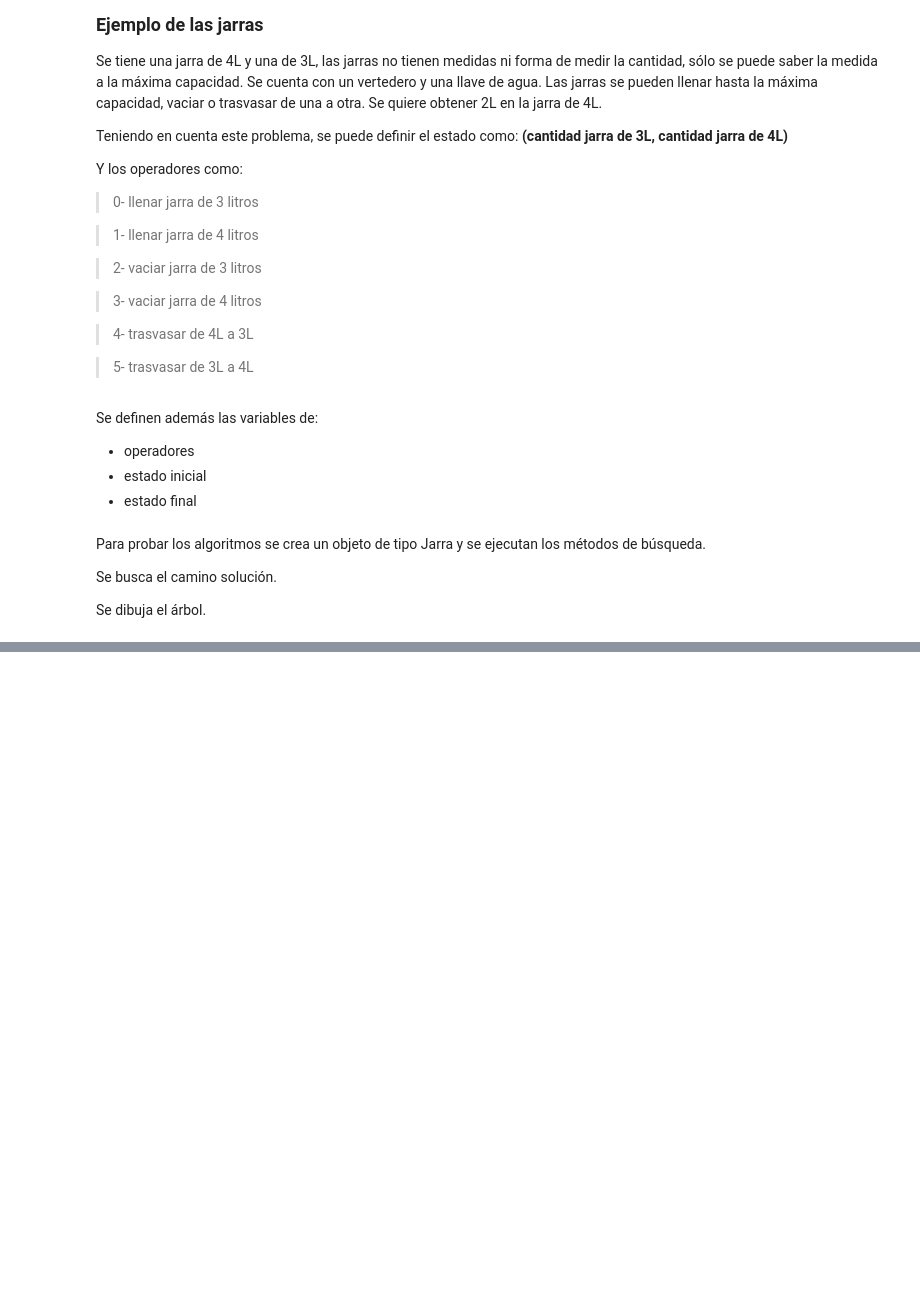
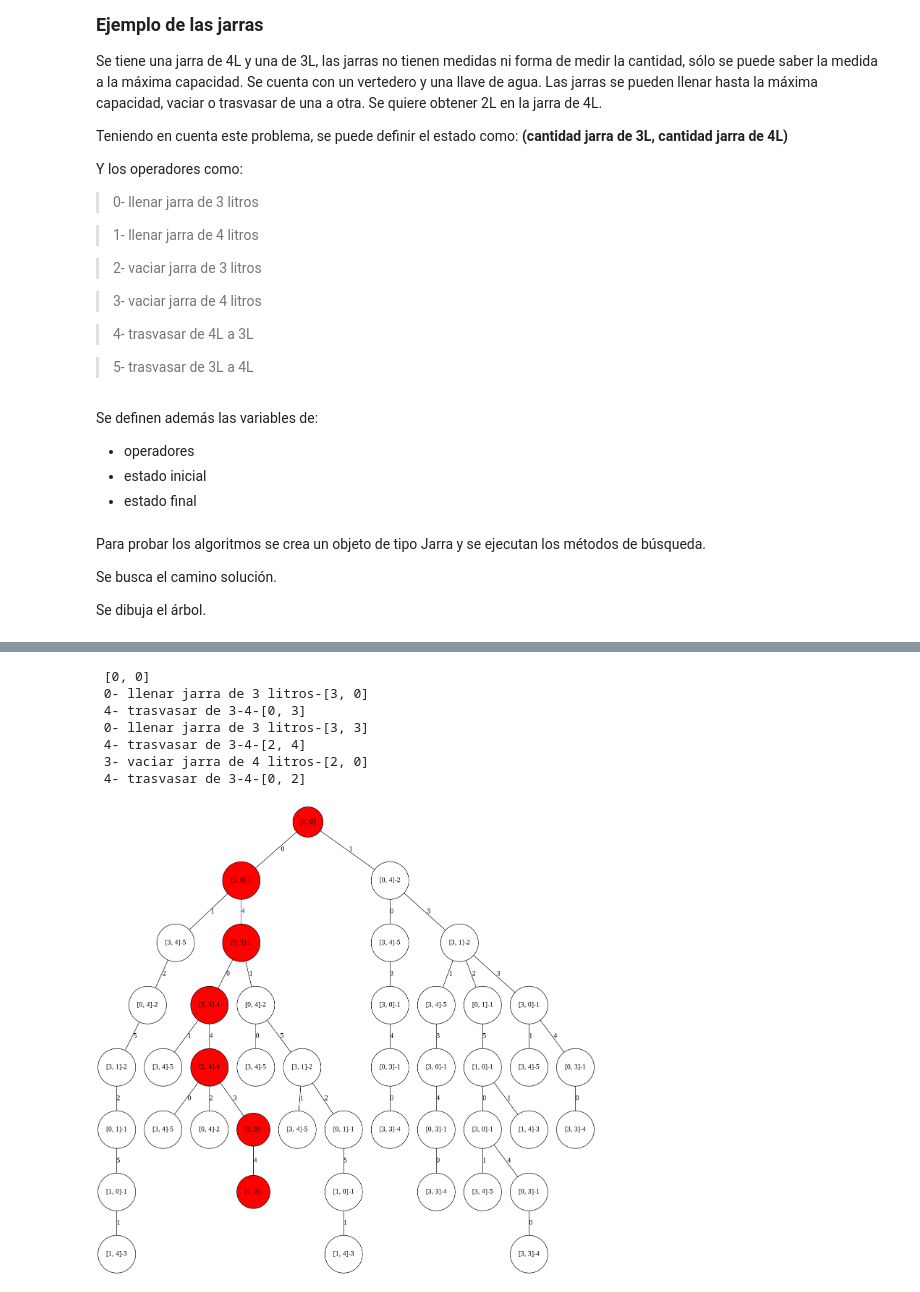
Before and after one commit to ibonetc/Inteligencia_Artificial, a Jupyter notebook: AI_Search.ipynb, the cells around one changed output, grey strips where cells are left out. Cells and saved outputs as stored; diff of their text form; code cells hidden in the pictures; blank space fills up the shorter version.

```diff
--- a/AI_Search.ipynb
+++ b/AI_Search.ipynb
@@ -139,17 +168,17 @@ def bestFirst(root, startState, endState):
 # %%
 def aAster(root, startState, endState):
     pq=queue.PriorityQueue()
-    pq.put((root.f(), root))
+    pq.put((root.f(),root))
     while not pq.empty():
       node=pq.get()[1]
       children=node.getchildrens()
       for i,child in enumerate(children):
         if child is not None:
-          #newChild=type(node)(value=str(i), state=child, operator=i, parent=node, operators=node.operators)
-          newChild=node.add_child(value=str(i), state=child, operator=i)
-          pq.put(newChild.f(),newChild)
+          newChild=node.add_child(value=node.value+'-'+str(i),
+                                  state=child, operator=i)
+          pq.put((newChild.f(),newChild))
           if endState==child:
-            return newChild
+            return (root, newChild)
 # %% [markdown]
 ## Función para dibujar el árbol de búsqueda con el camino solución
 # %%
@@ -325,0 +352,17 @@ display(tree_image)
+# %%
+jarra=Jarra(value="inicio",state=initState,operators=operators)
+(tree, objective)=aAster(jarra,initState,endState)
+path=objective.pathObjective()
+objective.printPath()
+graph=draw(tree, path)
+tree_image = Image(graph.create_png(), width=500, height=600)
+display(tree_image)
+# %% [output]
+ [0, 0]
+ 0- llenar jarra de 3 litros-[3, 0]
+ 4- trasvasar de 3-4-[0, 3]
+ 0- llenar jarra de 3 litros-[3, 3]
+ 4- trasvasar de 3-4-[2, 4]
+ 3- vaciar jarra de 4 litros-[2, 0]
+ 4- trasvasar de 3-4-[0, 2]
+[figure, added]
```
Also changed, not shown: parts of 10 cells of this notebook.
